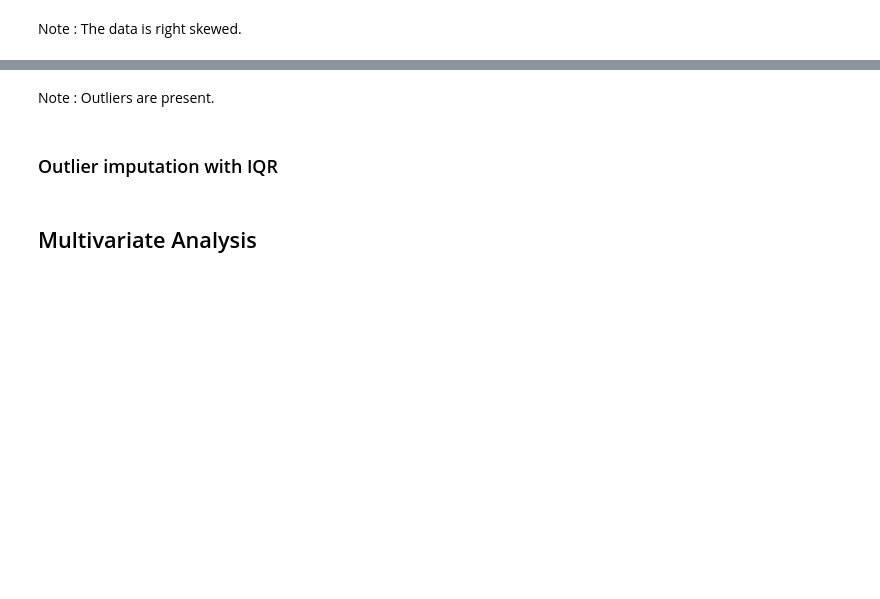
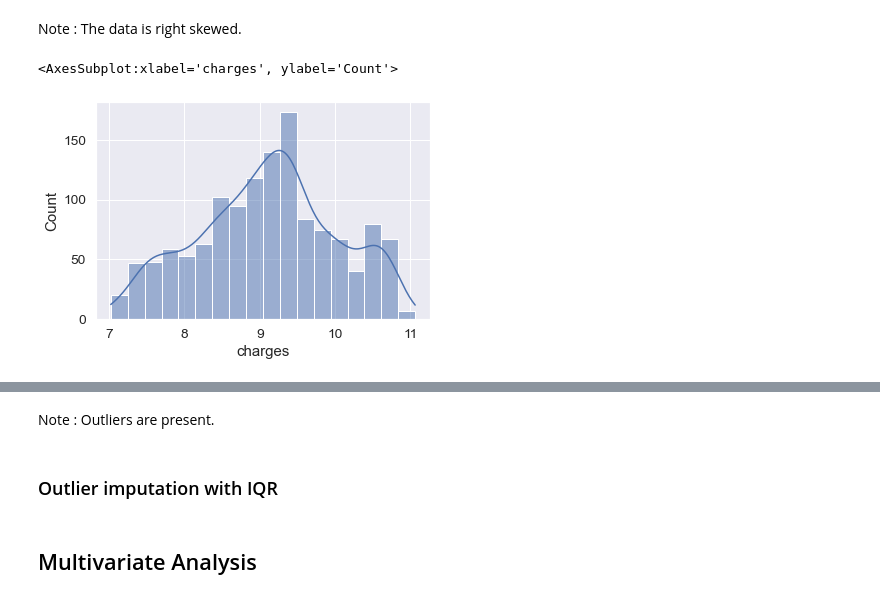
Before and after one commit to ThejakaSEP/HelloWorld, a Jupyter notebook: InsuarancePrice.ipynb, the cells around one changed output, grey strips where cells are left out. Cells and saved outputs as stored; diff of their text form; code cells hidden in the pictures; blank space fills up the shorter version.

```diff
--- a/InsuarancePrice.ipynb
+++ b/InsuarancePrice.ipynb
@@ -79,5 +79,12 @@ sns.histplot(data=df['charges'],kde=True)
 # %% [markdown]
 Note : The data is right skewed.
+# %%
+df_log = pd.DataFrame()
+df_log['charges'] = np.log(df['charges'])
+sns.histplot(data=df_log['charges'],kde=True)
+# %% [output]
+<AxesSubplot:xlabel='charges', ylabel='Count'>
+[figure, added]
 # %%
 plt.figure(figsize=(5,8))
 sns.boxplot(data=df['charges'])
```
Also changed, not shown: parts of 26 cells of this notebook.
